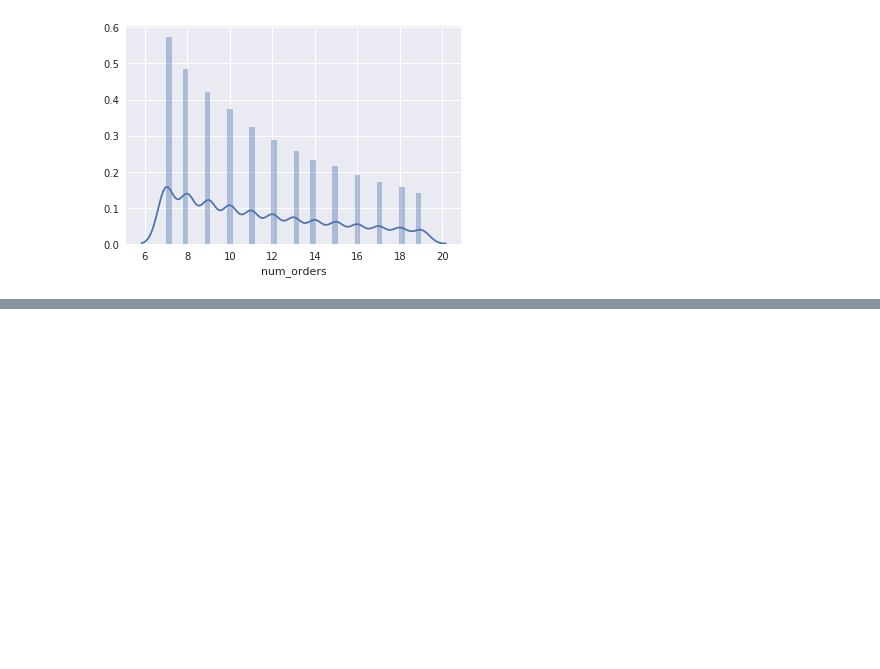
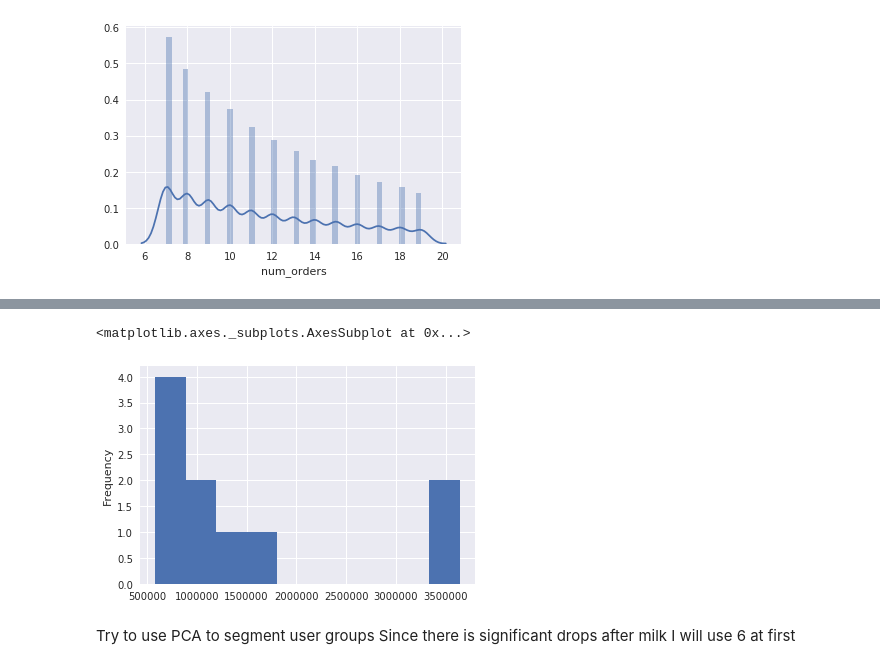
Before and after one commit to kscasado/instacart_challenge, a Jupyter notebook: notebooks/Exploration.ipynb, the cells around one changed output, grey strips where cells are left out. Cells and saved outputs as stored; diff of their text form; code cells hidden in the pictures; blank space fills up the shorter version.

```diff
--- a/notebooks/Exploration.ipynb
+++ b/notebooks/Exploration.ipynb
@@ -23,9 +23,14 @@ orders = pd.read_csv(data_dir + 'orders.csv', dtype={
         'order_hour_of_day': np.int8,
         'days_since_prior_order': np.float32})
 print('loading aisles info')
-aisles = pd.read_csv(data_dir + 'products.csv', engine='c',
+products = pd.read_csv(data_dir + 'products.csv', engine='c',
                            usecols = ['product_id','aisle_id'],
                        dtype={'product_id': np.int32, 'aisle_id': np.int32})
+aisles = pd.read_csv(data_dir+'aisles.csv',
+                    dtype={
+                        'aisle_id':np.int32,
+                        'aisle':np.str
+                    })
 pd.set_option('display.float_format', lambda x: '%.3f' % x)
 # %% [output]
 loading prior orders
@@ -106,0 +114,2 @@ sns.distplot(user_orders.apply(lambda x: x if (x>iqr[0] and x<iqr[1]) else None)
+# %%
+prod_by_aisle = products.merge(aisles,on='aisle_id')
@@ -106,0 +132,7 @@ sns.distplot(user_orders.apply(lambda x: x if (x>iqr[0] and x<iqr[1]) else None)
+# %%
+prior_orders.merge(prod_by_aisle,on='product_id').aisle.value_counts()[:10].plot(kind='hist')
+# %% [output]
+<matplotlib.axes._subplots.AxesSubplot at 0x...>
+[figure, added]
+# %% [markdown]
+Try to use PCA to segment user groups Since there is significant drops after milk I will use 6 at first
```
Also changed, not shown: parts of 5 cells of this notebook.
